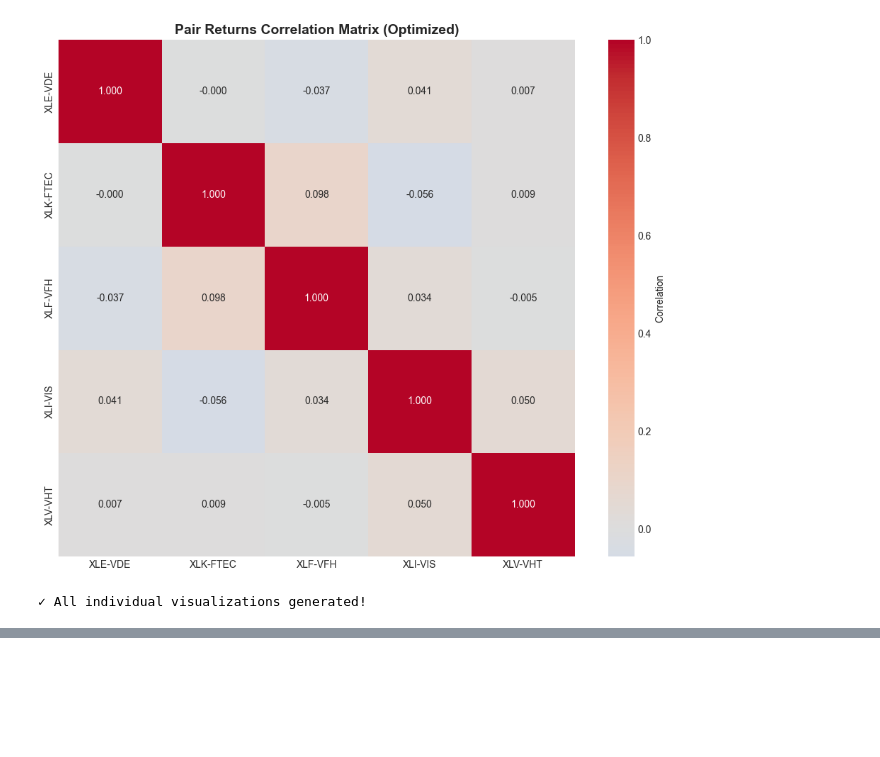
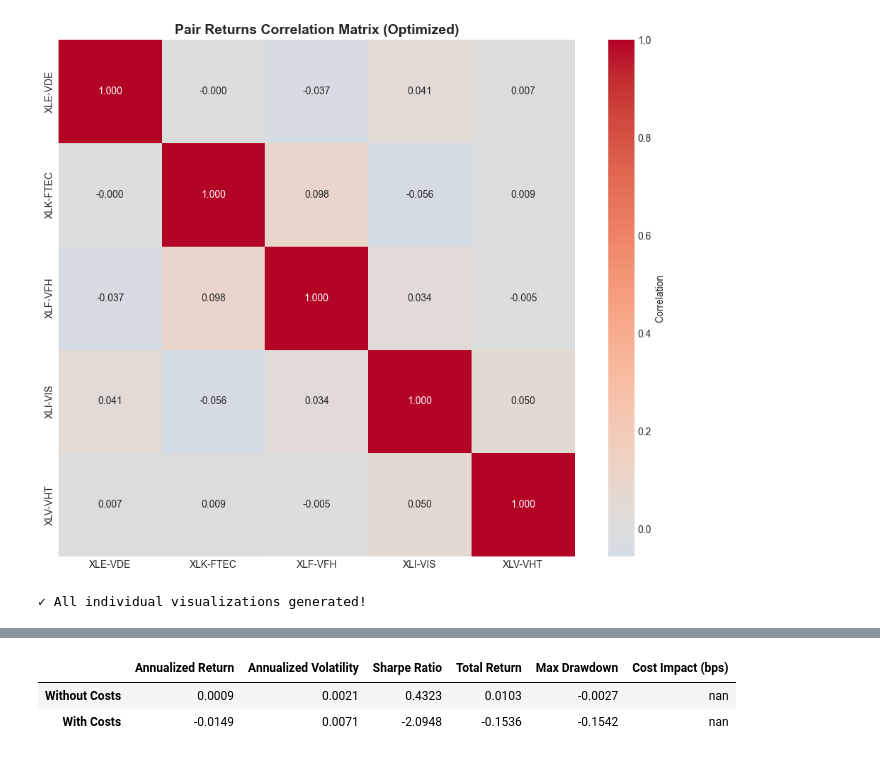
Before and after one commit to chalakorn49265/Statistical-Arbitrage-Group9, a Jupyter notebook: project/final_proj.ipynb, the cells around one changed output, grey strips where cells are left out. Saved outputs shown, nothing was run; the diff lists cells and outputs as text; code cells hidden in the pictures; blank space fills up the shorter version.

```diff
--- a/project/final_proj.ipynb
+++ b/project/final_proj.ipynb
@@ -1088,0 +1166,18 @@ Generating Individual Visualizations for Optimized Portfolio
+# %%
+# Adjustable Transaction Cost Parameters
+print("="*70)
+print("Transaction Cost Configuration")
+print("="*70)
+
+# Transaction cost parameters (adjustable)
+TRANSACTION_COST_BPS = 10  # Total transaction cost in basis points (default: 10 bps = 0.1%)
+SPREAD_COST_BPS = 5        # Bid-ask spread cost in basis points (default: 5 bps = 0.05%)
+
+# Total round-trip cost
+TOTAL_COST_BPS = TRANSACTION_COST_BPS + SPREAD_COST_BPS * 2  # Both sides
+
+print(f"\nTransaction Cost Settings:")
+print(f"  Transaction Cost: {TRANSACTION_COST_BPS} bps ({TRANSACTION_COST_BPS/100:.2f}%)")
+print(f"  Spread Cost (per side): {SPREAD_COST_BPS} bps ({SPREAD_COST_BPS/100:.2f}%)")
+print(f"  Total Round-Trip Cost: {TOTAL_COST_BPS} bps ({TOTAL_COST_BPS/100:.2f}%)")
+print(f"\n💡 Adjust TRANSACTION_COST_BPS and SPREAD_COST_BPS above to test different cost scenarios")
@@ -1088,0 +1259,65 @@ Generating Individual Visualizations for Optimized Portfolio
+# %%
+# Extract strategy returns with costs for portfolio optimization
+pair_returns_with_costs = {
+    pair_name: results['strategy_returns']
+    for pair_name, results in pair_results_with_costs.items()
+}
+
+# Optimize portfolio weights with transaction costs
+print("="*70)
+print("Portfolio Optimization with Transaction Costs")
+print("="*70)
+
+# Use same constraints as before
+opt_result_with_costs = optimize_portfolio_weights(
+    pair_returns_with_costs,
+    objective='sharpe',
+    constraints=weight_constraints,
+    method='SLSQP'
+)
+
+optimal_weights_with_costs = opt_result_with_costs['weights']
+portfolio_returns_with_costs = opt_result_with_costs['portfolio_returns']
+portfolio_metrics_with_costs = opt_result_with_costs['metrics']
+
+print("\nOptimal Portfolio Weights (with transaction costs):")
+print("-"*70)
+for pair_name, weight in sorted(optimal_weights_with_costs.items(), key=lambda x: abs(x[1]), reverse=True):
+    print(f"  {pair_name:12s}: {weight:8.4f} ({weight*100:6.2f}%)")
+
+print("\nPortfolio Performance Metrics (with transaction costs):")
+print("-"*70)
+for metric, value in portfolio_metrics_with_costs.items():
+    if isinstance(value, float):
+        if 'return' in metric.lower() or 'sharpe' in metric.lower():
+            print(f"  {metric:25s}: {value:10.4f} ({value*100:.2f}%)")
+        else:
+            print(f"  {metric:25s}: {value:10.4f}")
+    else:
+        print(f"  {metric:25s}: {value}")
+
+# Compare with portfolio without costs
+print("\n" + "="*70)
+print("Comparison: Without Costs vs With Transaction Costs")
+print("="*70)
+
+comparison_metrics = pd.DataFrame({
+    'Without Costs': portfolio_metrics,
+    'With Costs': portfolio_metrics_with_costs
+}).T
+
+# Select key metrics for display
+key_metrics = ['annualized_return', 'annualized_volatility', 'sharpe_ratio',
+               'total_return', 'max_drawdown']
+display_metrics = {m.replace('_', ' ').title(): comparison_metrics[m]
+                   for m in key_metrics if m in comparison_metrics.columns}
+
+display_df = pd.DataFrame(display_metrics)
+display_df['Cost Impact (bps)'] = (display_df.iloc[0] - display_df.iloc[1]) * 10000
+
+print("\nPerformance Comparison:")
+display(display_df.style.format({
+    col: '{:.4f}' if 'Impact' not in col else '{:.2f}'
+    for col in display_df.columns
+}))
+# %% [output]
@@ -1088,0 +1341,3 @@ Generating Individual Visualizations for Optimized Portfolio
+|  | Annualized Return | Annualized Volatility | Sharpe Ratio | Total Return | Max Drawdown | Cost Impact (bps) |
+| Without Costs | 0.0009 | 0.0021 | 0.4323 | 0.0103 | -0.0027 | nan |
+| With Costs | -0.0149 | 0.0071 | -2.0948 | -0.1536 | -0.1542 | nan |
```
Also changed, not shown: parts of 9 cells of this notebook.
